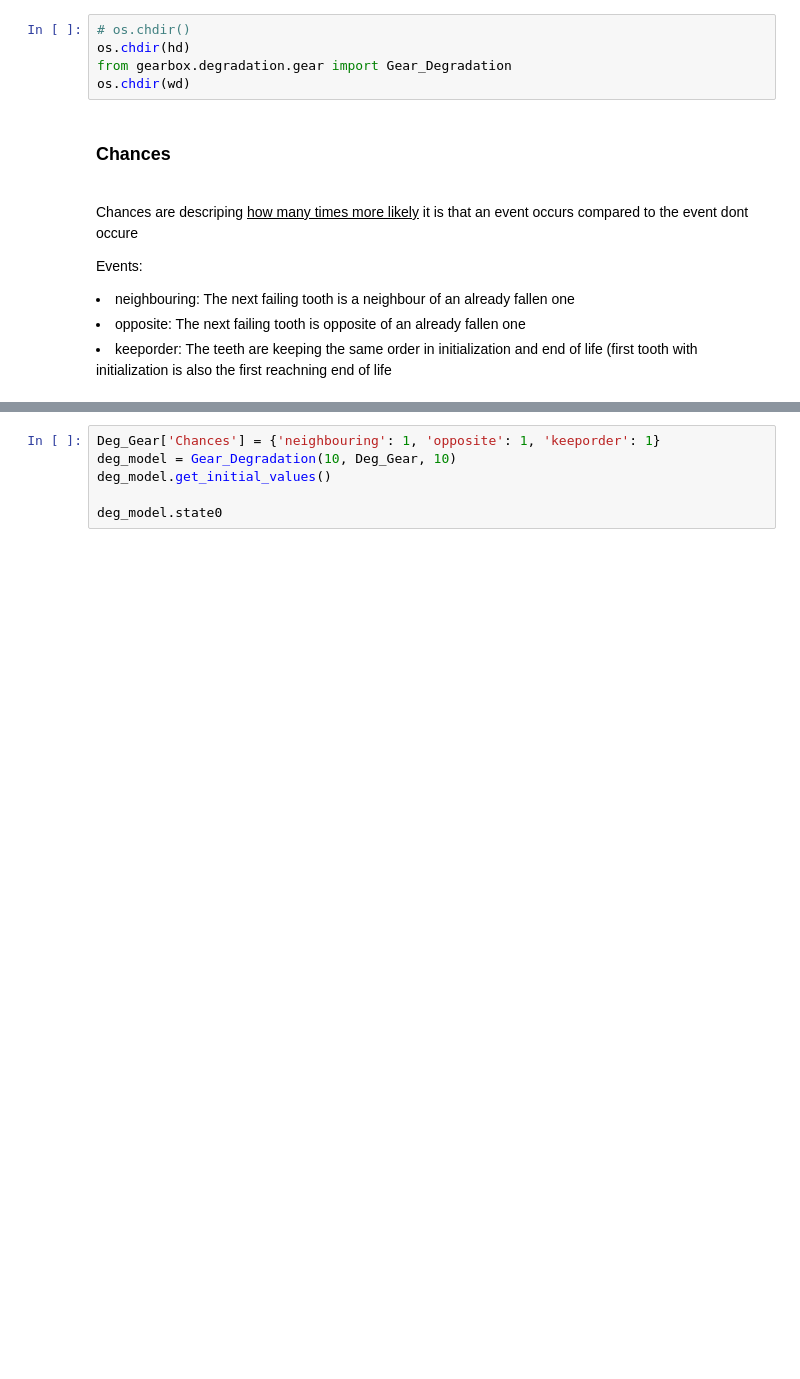
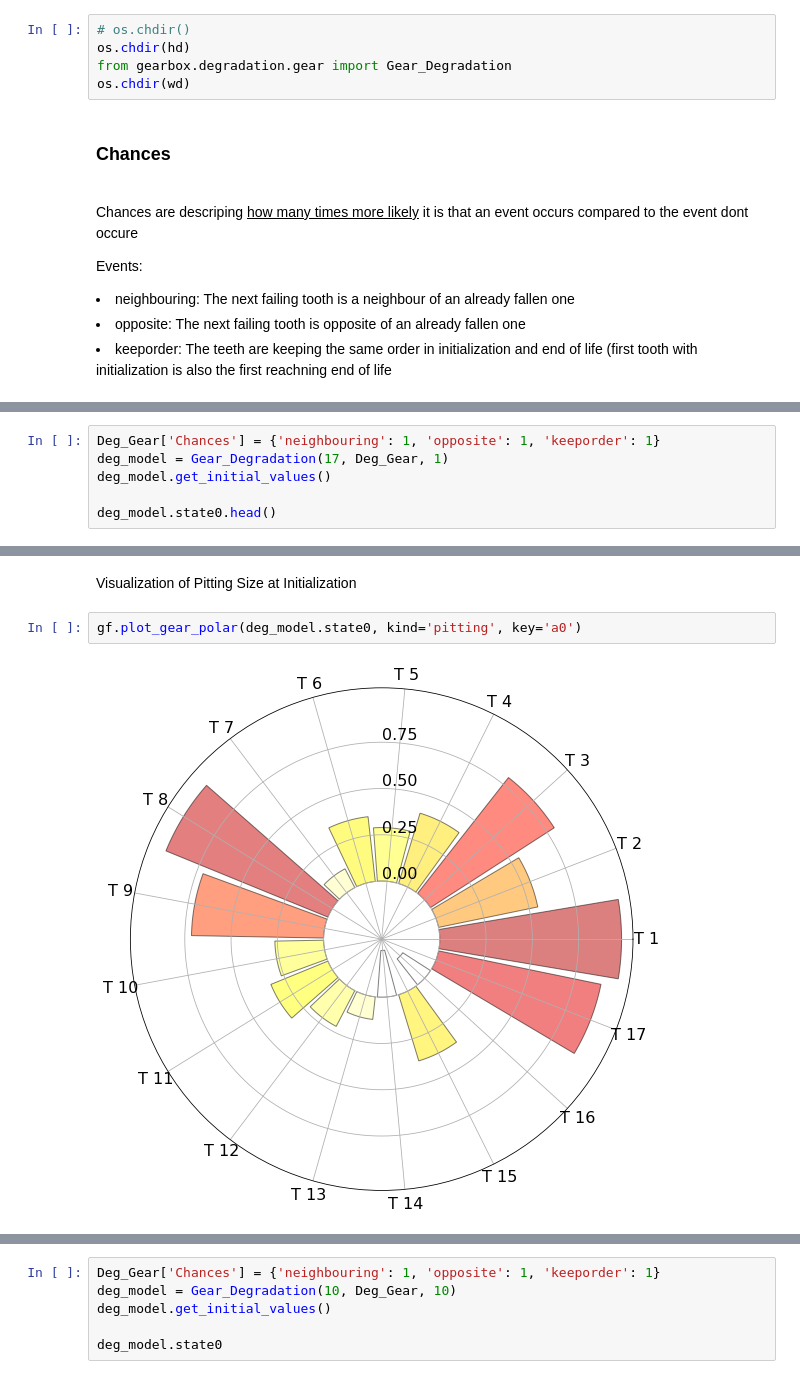
Before and after one commit to HoChiak/Gearbox, a Jupyter notebook: RF_Sim_GearboxVibration.ipynb, the cells around one changed output, grey strips where cells are left out. Saved outputs shown, nothing was run; the diff lists cells and outputs as text; blank space fills up the shorter version.

```diff
--- a/RF_Sim_GearboxVibration.ipynb
+++ b/RF_Sim_GearboxVibration.ipynb
@@ -459,0 +462,6 @@ os.chdir(wd)
+# %%
+Deg_Gear['Chances'] = {'neighbouring': 1, 'opposite': 1, 'keeporder': 1}
+deg_model = Gear_Degradation(17, Deg_Gear, 1)
+deg_model.get_initial_values()
+
+deg_model.state0.head()
@@ -459,0 +475,6 @@ os.chdir(wd)
+# %% [markdown]
+<p>Visualization of Pitting Size at Initialization</p>
+# %%
+gf.plot_gear_polar(deg_model.state0, kind='pitting', key='a0')
+# %% [output]
+[figure, added]
```
Also changed, not shown: parts of 24 cells of this notebook.
